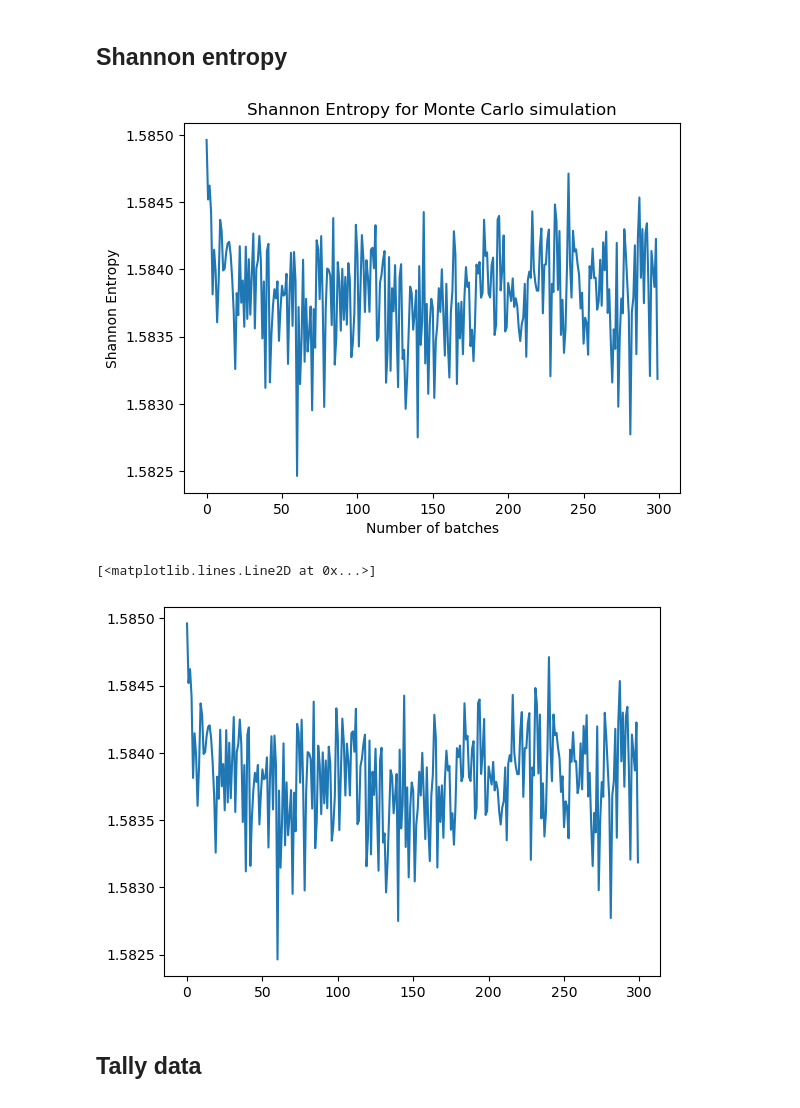
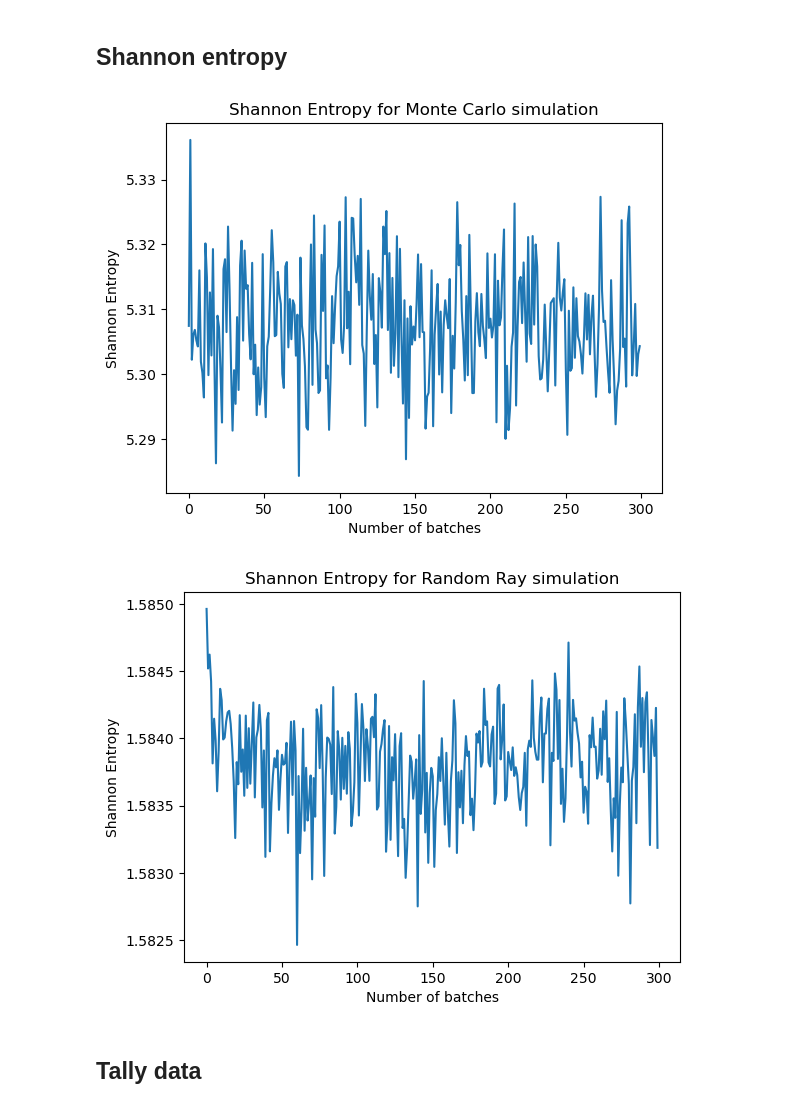
Before and after one commit to arfc/2025-boehnert-independent-study, a Jupyter notebook: lab_notebook/Analysis.ipynb, the cells around one changed output. Drawn from its saved outputs; the diff is of its cells as text; code cells hidden in the pictures.

```diff
--- a/lab_notebook/Analysis.ipynb
+++ b/lab_notebook/Analysis.ipynb
@@ -20,19 +20,22 @@ sp_rr = openmc.StatePoint('statepoint.300rr.h5')
 # %% [markdown]
 ## Shannon entropy
 # %%
-plt.plot(sp_rr.entropy)
+plt.plot(sp_mc.entropy)
 plt.xlabel('Number of batches')
 plt.ylabel('Shannon Entropy')
 plt.title('Shannon Entropy for Monte Carlo simulation')
 plt.savefig('shannon_entropy_mc.png')
 # %% [output]
-[figure, old version]
+[figure, new version]
 # %%
 ## TODO: Add axis labels, title, and save the figure
 plt.plot(sp_rr.entropy)
+plt.xlabel('Number of batches')
+plt.ylabel('Shannon Entropy')
+plt.title('Shannon Entropy for Random Ray simulation')
+plt.savefig('shannon_entropy_rr.png')
 # %% [output]
-[<matplotlib.lines.Line2D at 0x...>]
-[figure, old version]
+[figure, new version]
 # %% [markdown]
 ## Tally data
 # %%
```
Also changed, not shown: parts of 1 cell of this notebook, 3 other files.
